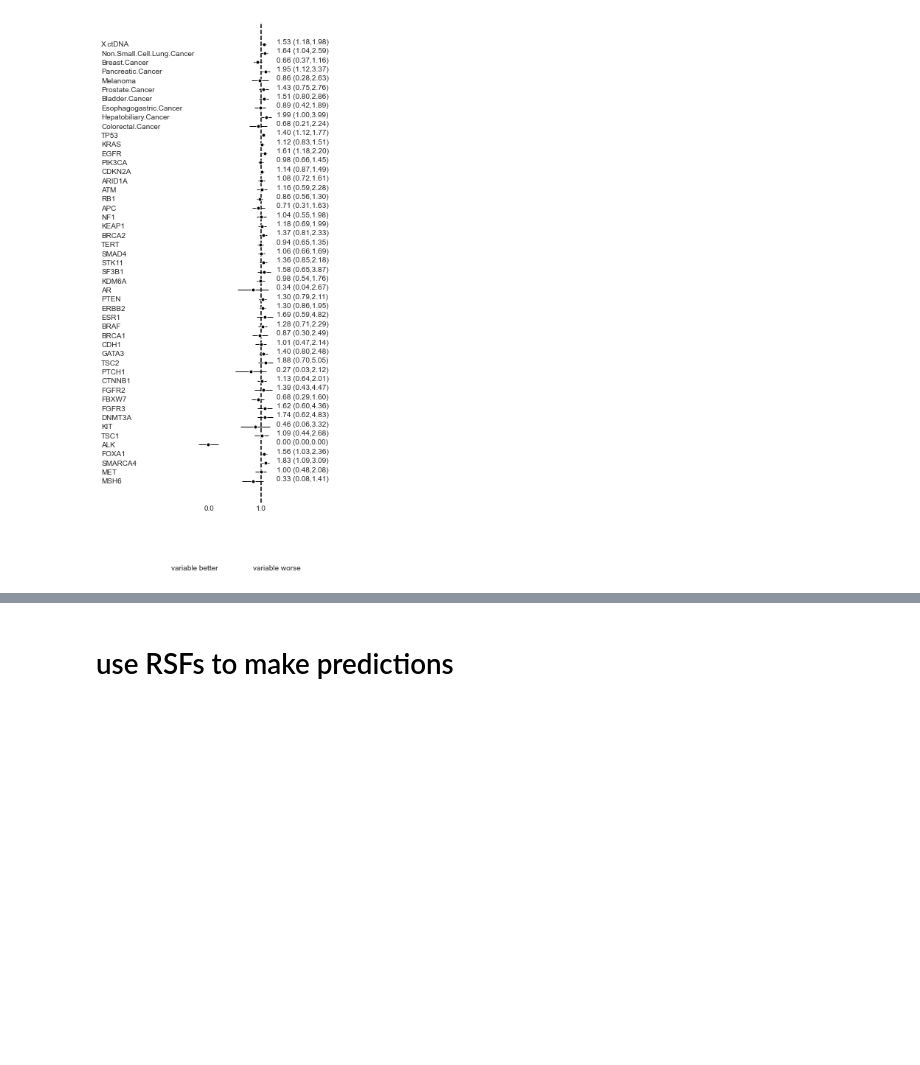
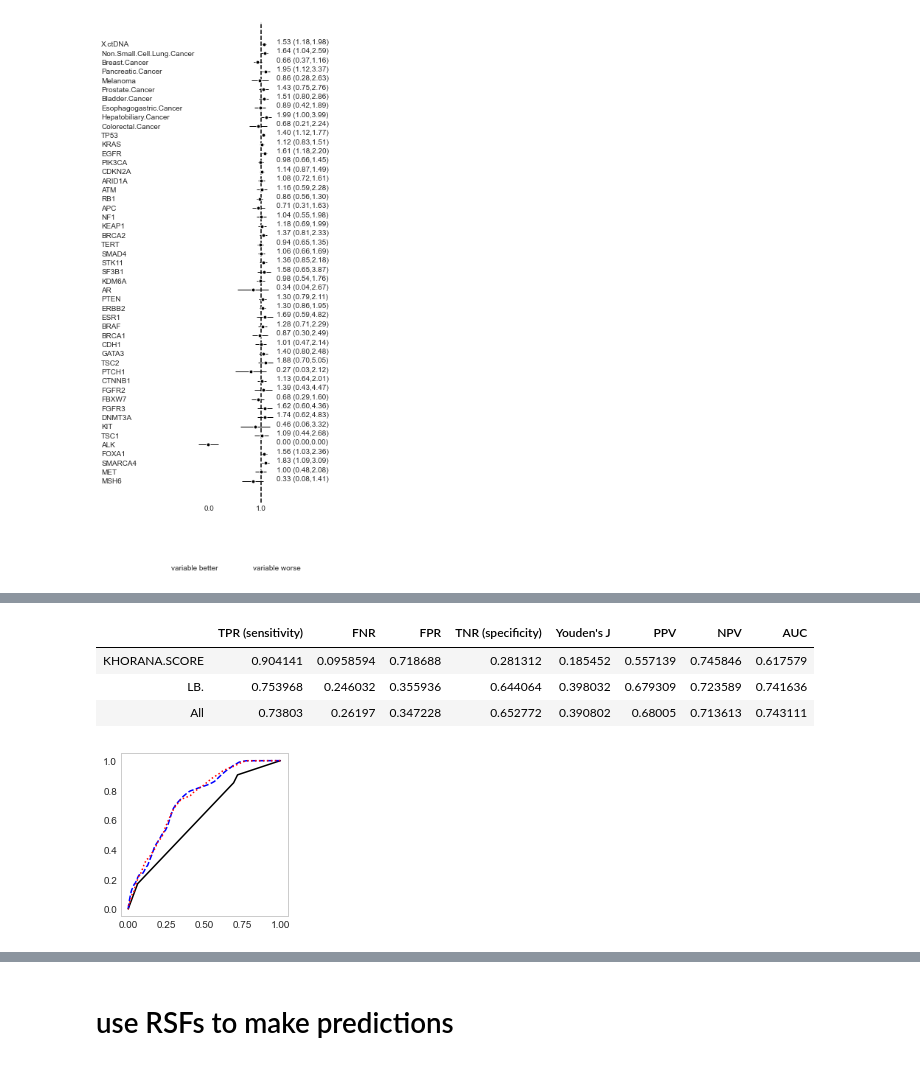
Before and after one commit to clinical-data-mining/ctDNA_CAT, a Jupyter notebook: code/VTE_visualize.ipynb, the cells around one changed output, grey strips where cells are left out. Drawn from its saved outputs; the diff is of its cells as text; code cells hidden in the pictures; blank space fills up the shorter version.

```diff
--- a/code/VTE_visualize.ipynb
+++ b/code/VTE_visualize.ipynb
@@ -222,0 +265,42 @@ summary.to_csv('YoudenAnalysis_Discovery.csv')
+# %%
+# ROCs
+
+fig,ax = plt.subplots(figsize=(3,3))
+
+# variables of interest (corresponding to file names)
+vois = ['KHORANA.SCORE',
+        'LB.',
+        'All'
+       ]
+
+columns = ['TPR (sensitivity)','FNR','FPR','TNR (specificity)',
+           "Youden's J",'PPV','NPV','AUC']
+summary = pd.DataFrame(columns = columns)
+
+stypes = ['k','b--','r:']
+
+for i, v in enumerate(vois):
+    roc = pd.read_csv('validation_ '+v+' _dROC.csv')
+    ax.plot(roc.FP,roc.TP,stypes[i],label=v)
+
+    idx = np.argmax(roc.TP - roc.FP)
+    tp = roc.iloc[idx].TP #TPR or sensitivity
+    fn = 1-tp
+    fp = roc.iloc[idx].FP
+    tn = 1-fp #TNR or specificity
+    J = tp+tn-1
+    PPV = tp/(tp+fp)
+    NPV = tn/(tn+fn)
+    auc = roc.iloc[idx].AUC
+    summary.loc[v,columns] = [tp,fn,fp,tn,J,PPV,NPV,auc]
+
+display(summary)
+#ax.legend()
+ax.grid(False)
+fig.savefig('validation_ROC.pdf',format='pdf')
+# %% [output]
+|  | TPR (sensitivity) | FNR | FPR | TNR (specificity) | Youden's J | PPV | NPV | AUC |
+| KHORANA.SCORE | 0.904141 | 0.0958594 | 0.718688 | 0.281312 | 0.185452 | 0.557139 | 0.745846 | 0.617579 |
+| LB. | 0.753968 | 0.246032 | 0.355936 | 0.644064 | 0.398032 | 0.679309 | 0.723589 | 0.741636 |
+| All | 0.73803 | 0.26197 | 0.347228 | 0.652772 | 0.390802 | 0.68005 | 0.713613 | 0.743111 |
+[figure, added]
```
Also changed, not shown: parts of 3 cells of this notebook, 34 other files.
